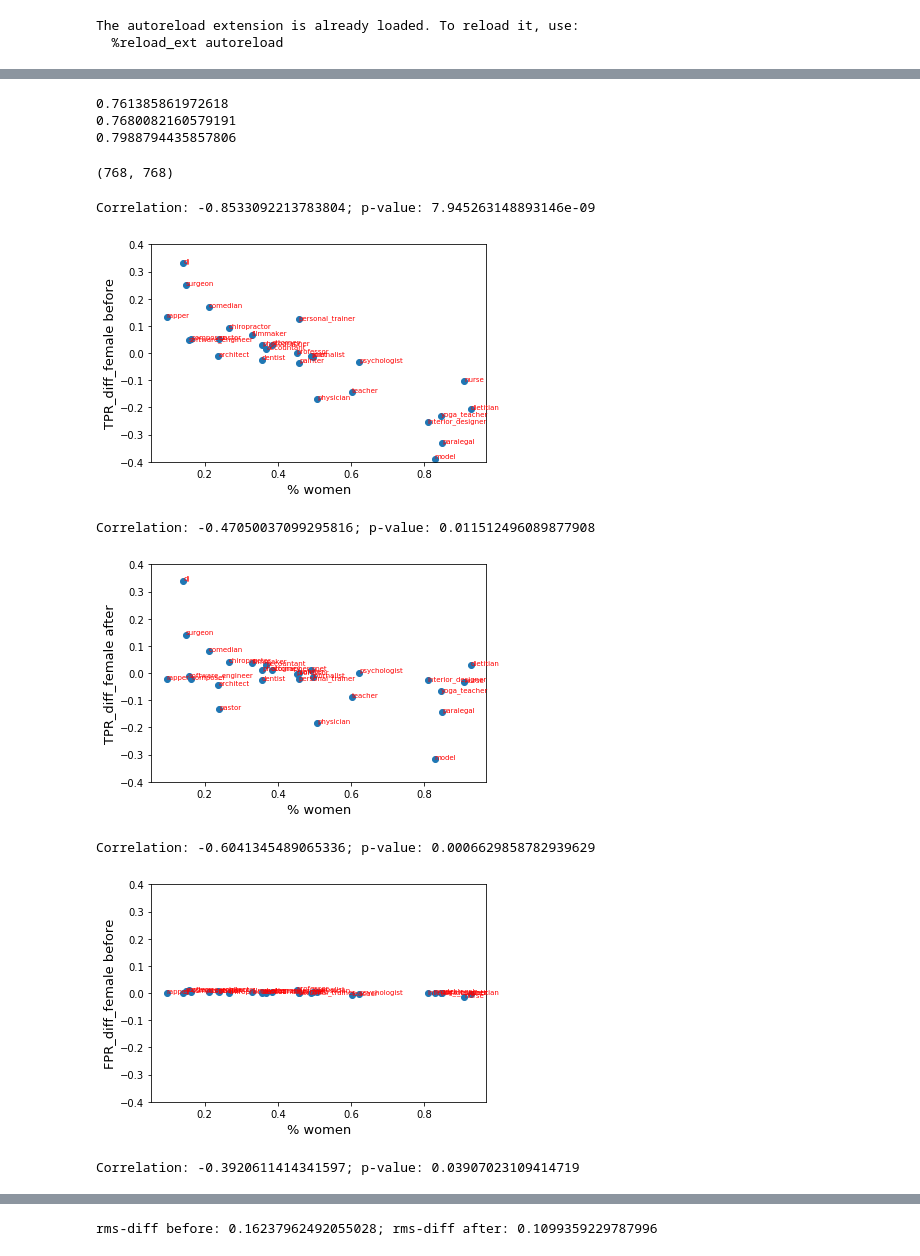
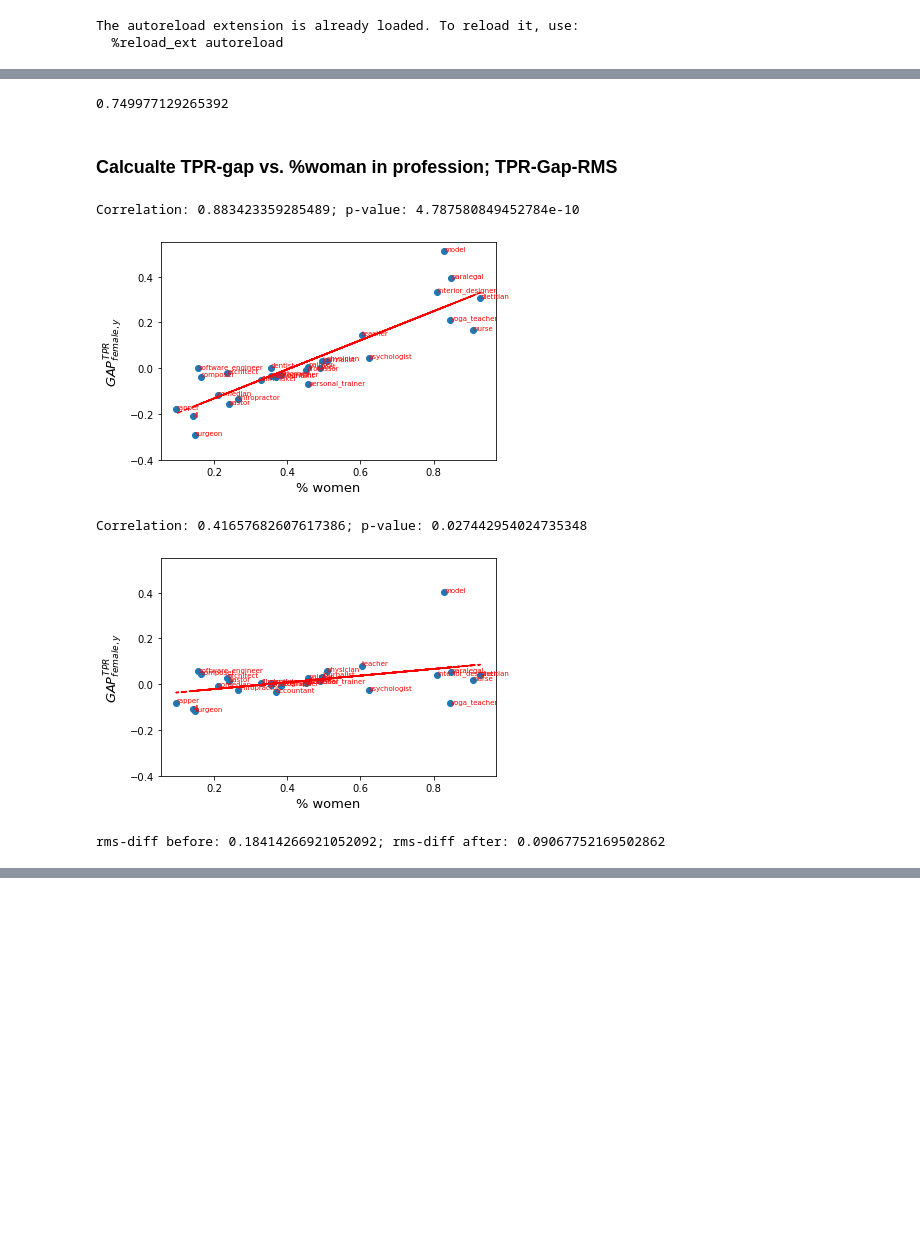
Before and after one commit to shauli-ravfogel/nullspace_projection, a Jupyter notebook: notebooks/biasbios_bert.ipynb, the cells around one changed output, grey strips where cells are left out. Drawn from its saved outputs; the diff is of its cells as text; code cells hidden in the pictures; blank space fills up the shorter version.

```diff
--- a/notebooks/biasbios_bert.ipynb
+++ b/notebooks/biasbios_bert.ipynb
@@ -96,12 +99,12 @@ def count_profs_and_gender(data: List[dict]):
 # %%
-train = load_dataset("../data/biasbios/hila/train.pickle")
-dev = load_dataset("../data/biasbios/hila/dev.pickle")
-test = load_dataset("../data/biasbios/hila/test.pickle")
+train = load_dataset("../data/biasbios/train.pickle")
+dev = load_dataset("../data/biasbios/dev.pickle")
+test = load_dataset("../data/biasbios/test.pickle")
 counter = count_profs_and_gender(train+dev+test)
 p2i, i2p = load_dictionary("../data/biasbios/profession2index.txt")
 g2i, i2g = load_dictionary("../data/biasbios/gender2index.txt")
 
-path = "/home/nlp/lazary/workspace/thesis/nullspace_projection/data/bert_encode_biasbios_even_splits_hila/"
+path = "../data/biasbios/"
 x_train = np.load(path + "train_cls.npy")
 x_dev = np.load(path + "dev_cls.npy")
 x_test = np.load(path + "test_cls.npy")
@@ -140,10 +145,13 @@ train[1]
 # %%
+random.seed(0)
+np.random.seed(0)
+
 clf = LogisticRegression(warm_start = True, penalty = 'l2',
                          solver = "saga", multi_class = 'multinomial', fit_intercept = False,
-                         verbose = 10, max_iter = 5, n_jobs = 90, random_state = 1)
+                         verbose = 5, n_jobs = 90, random_state = 1, max_iter = 7)
 
 #params = {'}
-#clf = SGDClassifier(loss= 'log', max_iter= 15, fit_intercept= True, class_weight= None, n_jobs= 100)
+#clf = SGDClassifier(loss= 'hinge', max_iter = 4000, fit_intercept= True, class_weight= None, n_jobs= 100)
 
 
 start = time.time()
@@ -260,7 +246,7 @@ def get_TPR(y_pred, y_true, p2i, i2p, gender):
         tprs[profession]["m"] = tpr_m
         tprs[profession]["f"] = tpr_f
         tprs_ratio.append(0)
-        tprs_change[profession] = tpr_m - tpr_f
+        tprs_change[profession] = tpr_f - tpr_m
 
     return tprs, tprs_change, np.mean(np.abs(tprs_ratio))
 
@@ -337,14 +323,14 @@ def similarity_vs_tpr(tprs, word2vec, title, measure, prof2fem):
 
     plt.plot(sim_lst, tpr_lst, marker = "o", linestyle = "none")
     plt.xlabel("% women", fontsize = 13)
-    plt.ylabel("{}_diff_female {}".format(measure, title), fontsize = 13)
+    plt.ylabel(r'$GAP_{female,y}^{TPR}$', fontsize = 13)
     for p in professions:
         x,y = prof2fem[p], tprs[p]
         plt.annotate(p , (x,y), size = 7, color = "red")
-    plt.ylim(-0.4, 0.4)
-    #z = np.polyfit(sim_lst, tpr_lst, 1)
-    #p = np.poly1d(z)
-    #plt.plot(sim_lst,p(sim_lst),"r--")
+    plt.ylim(-0.4, 0.55)
+    z = np.polyfit(sim_lst, tpr_lst, 1)
+    p = np.poly1d(z)
+    plt.plot(sim_lst,p(sim_lst),"r--")
     plt.savefig("{}_vs_bias_{}_bert".format(measure, title), dpi = 600)
     print("Correlation: {}; p-value: {}".format(*pearsonr(sim_lst, tpr_lst)))
     plt.show()
@@ -369,7 +357,12 @@ def save_vecs_and_words(vecs, words):
 # %%
 clf = LogisticRegression(warm_start = True, penalty = 'l2',
                          solver = "sag", multi_class = 'multinomial', fit_intercept = True,
-                         verbose = 10, max_iter = 5, n_jobs = 64, random_state = 0)
-print(clf.fit(x_train.dot(P), y_train))
+                         verbose = 10, max_iter = 2, n_jobs = 64, random_state = 0)
+#clf = SGDClassifier()
+P_rowspace = np.eye(768) - P
+mean_gender_vec = np.mean(P_rowspace.dot(x_train.T).T, axis = 0)
+
+print(clf.fit((P.dot(x_train.T)).T, y_train))
+#print(clf.fit((x_train.T).T + mean_gender_vec, y_train))
 # %% [output]
 [Parallel(n_jobs=64)]: Using backend ThreadingBackend with 64 concurrent workers.
@@ -382,14 +375,8 @@ LogisticRegression(C=1.0, class_weight=None, dual=False, fit_intercept=True,
                    random_state=0, solver='sag', tol=0.0001, verbose=10,
                    warm_start=True)
 # %%
-print(clf.score(x_dev.dot(P), y_dev))
-print(clf.score(x_test.dot(P), y_test))
-print(clf_original.score(x_test, y_test))
+print(clf.score((P.dot(x_test.T)).T, y_test))
+#print(clf.score(x_test.dot(P), y_test))
+#print(clf_original.score(x_test, y_test))
 # %% [output]
-0.761385861972618
-0.7680082160579191
-0.7988794435857806
+0.749977129265392
-# %%
-P.shape
-# %% [output]
-(768, 768)
@@ -403,35 +383,37 @@ clfclf.score(x_dev.dot(P), y_dev_gender)
+# %% [markdown]
+### Calcualte TPR-gap vs. %woman in profession; TPR-Gap-RMS
 # %%
 y_pred_before = clf_original.predict(x_test)
 test_gender = [d["g"] for d in test]
 tprs_before, tprs_change_before, mean_ratio_before = get_TPR(y_pred_before, y_test, p2i, i2p, test_gender)
 similarity_vs_tpr(tprs_change_before, None, "before", "TPR", prof2fem)
 
 
-y_pred_after = clf.predict(x_test.dot(P))
+y_pred_after = clf.predict((P.dot(x_test.T)).T)
 #y_pred_after = clf.predict(X_test)
 tprs, tprs_change_after, mean_ratio_after = get_TPR(y_pred_after, y_test, p2i, i2p, test_gender)
 similarity_vs_tpr(tprs_change_after, None, "after", "TPR", prof2fem)
 
 
+"""
 #print("TPR diff ratio before: {}; after: {}".format(mean_ratio_before, mean_ratio_after))
 
-fprs_before, fprs_change_before = get_FPR2(y_pred_before, y_test, p2i, i2p, test_gender)
+fprs_before, fprs_change_before = get_FPR2(y_pred_before, y_dev, p2i, i2p, test_gender)
 similarity_vs_tpr(fprs_change_before, None, "before", "FPR", prof2fem)
 
 
-fprs, fprs_change_after = get_FPR2(y_pred_after, y_test, p2i, i2p, test_gender)
+fprs, fprs_change_after = get_FPR2(y_pred_after, y_dev, p2i, i2p, test_gender)
 similarity_vs_tpr(fprs_change_after, None, "after", "FPR", prof2fem)
 
 #print("TPR diff ratio before: {}; after: {}".format(mean_ratio_before, mean_ratio_after))
+"""
 change_vals_before = np.array(list((tprs_change_before.values())))
 change_vals_after = np.array(list(tprs_change_after.values()))
 
 print("rms-diff before: {}; rms-diff after: {}".format(rms_diff(change_vals_before), rms_diff(change_vals_after)))
 # %% [output]
-Correlation: -0.8533092213783804; p-value: 7.945263148893146e-09
+Correlation: 0.883423359285489; p-value: 4.787580849452784e-10
-[figure, old version]
+[figure, new version]
-Correlation: -0.47050037099295816; p-value: 0.011512496089877908
+Correlation: 0.41657682607617386; p-value: 0.027442954024735348
-[figure, old version]
+[figure, new version]
-Correlation: -0.6041345489065336; p-value: 0.0006629858782939629
+rms-diff before: 0.18414266921052092; rms-diff after: 0.09067752169502862
-[figure, removed]
-Correlation: -0.3920611414341597; p-value: 0.03907023109414719
@@ -439 +419,0 @@ Correlation: -0.3920611414341597; p-value: 0.03907023109414719
-rms-diff before: 0.16237962492055028; rms-diff after: 0.1099359229787996
```
Also changed, not shown: parts of 24 cells of this notebook.
